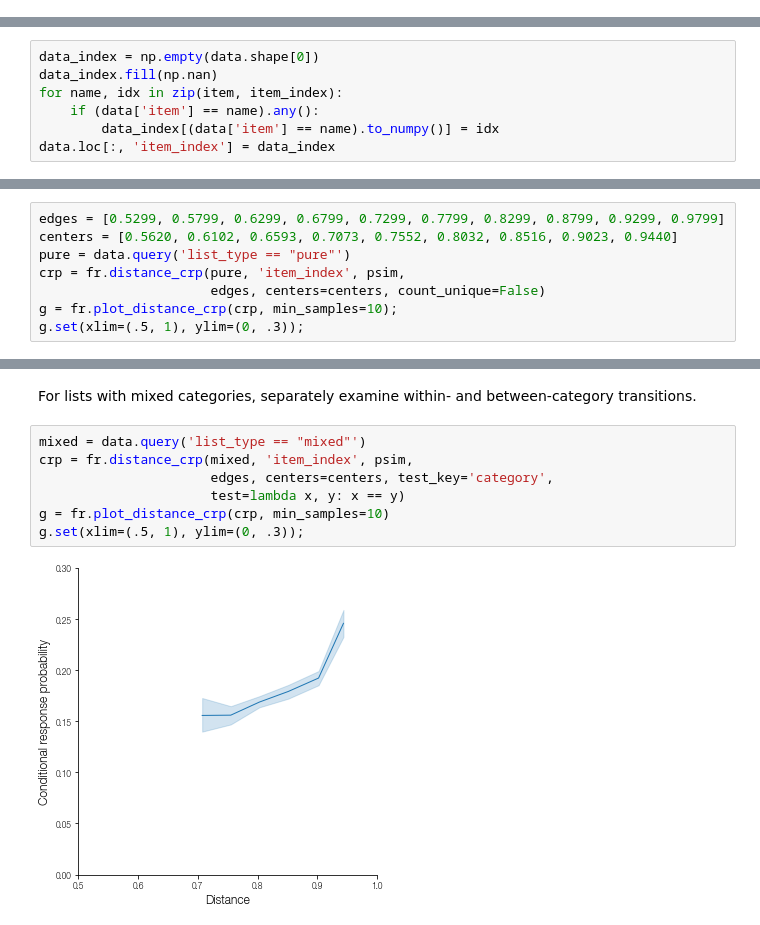
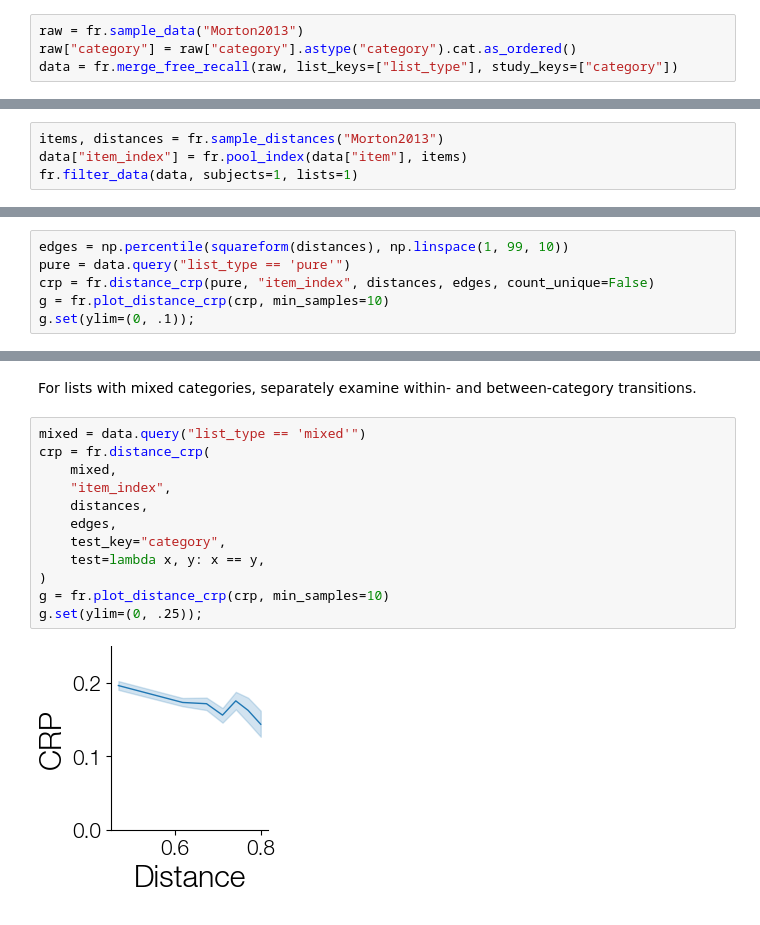
Before and after one commit to mortonne/psifr-notebooks, a Jupyter notebook: demo_distance_crp.ipynb, the cells around one changed output, grey strips where cells are left out. Saved outputs shown, nothing was run; the diff lists cells and outputs as text.

```diff
--- a/demo_distance_crp.ipynb
+++ b/demo_distance_crp.ipynb
@@ -21 +10,5 @@ data = fr.merge_lists(study, recall,
+# %%
+raw = fr.sample_data("Morton2013")
+raw["category"] = raw["category"].astype("category").cat.as_ordered()
+data = fr.merge_free_recall(raw, list_keys=["list_type"], study_keys=["category"])
 # %% [markdown]
@@ -31,7 +15,0 @@ Set item index based on the pool information.
-# %%
-data_index = np.empty(data.shape[0])
-data_index.fill(np.nan)
-for name, idx in zip(item, item_index):
-    if (data['item'] == name).any():
-        data_index[(data['item'] == name).to_numpy()] = idx
-data.loc[:, 'item_index'] = data_index
@@ -57,0 +16,4 @@ data.loc[(data['subject'] == 1) & (data['list'] == 1)]
+# %%
+items, distances = fr.sample_distances("Morton2013")
+data["item_index"] = fr.pool_index(data["item"], items)
+fr.filter_data(data, subjects=1, lists=1)
@@ -58,11 +38,9 @@ data.loc[(data['subject'] == 1) & (data['list'] == 1)]
 # %% [markdown]
 Define semantic similarity bins and calculate response probabilities by bin.
 # %%
-edges = [0.5299, 0.5799, 0.6299, 0.6799, 0.7299, 0.7799, 0.8299, 0.8799, 0.9299, 0.9799]
-centers = [0.5620, 0.6102, 0.6593, 0.7073, 0.7552, 0.8032, 0.8516, 0.9023, 0.9440]
-pure = data.query('list_type == "pure"')
-crp = fr.distance_crp(pure, 'item_index', psim,
-                      edges, centers=centers, count_unique=False)
-g = fr.plot_distance_crp(crp, min_samples=10);
-g.set(xlim=(.5, 1), ylim=(0, .3));
+edges = np.percentile(squareform(distances), np.linspace(1, 99, 10))
+pure = data.query("list_type == 'pure'")
+crp = fr.distance_crp(pure, "item_index", distances, edges, count_unique=False)
+g = fr.plot_distance_crp(crp, min_samples=10)
+g.set(ylim=(0, .1));
 # %% [output]
@@ -74,12 +53,17 @@ g = fr.plot_distance_crp(crp, min_samples=20, col='subject', col_wrap=5)
 # %% [markdown]
 For lists with mixed categories, separately examine within- and between-category transitions.
 # %%
-mixed = data.query('list_type == "mixed"')
-crp = fr.distance_crp(mixed, 'item_index', psim,
-                      edges, centers=centers, test_key='category',
-                      test=lambda x, y: x == y)
+mixed = data.query("list_type == 'mixed'")
+crp = fr.distance_crp(
+    mixed,
+    "item_index",
+    distances,
+    edges,
+    test_key="category",
+    test=lambda x, y: x == y,
+)
 g = fr.plot_distance_crp(crp, min_samples=10)
-g.set(xlim=(.5, 1), ylim=(0, .3));
+g.set(ylim=(0, .25));
 # %% [output]
-[figure, old version]
+[figure, new version]
 # %%
```
Also changed, not shown: parts of 12 cells of this notebook, 5 other files.
